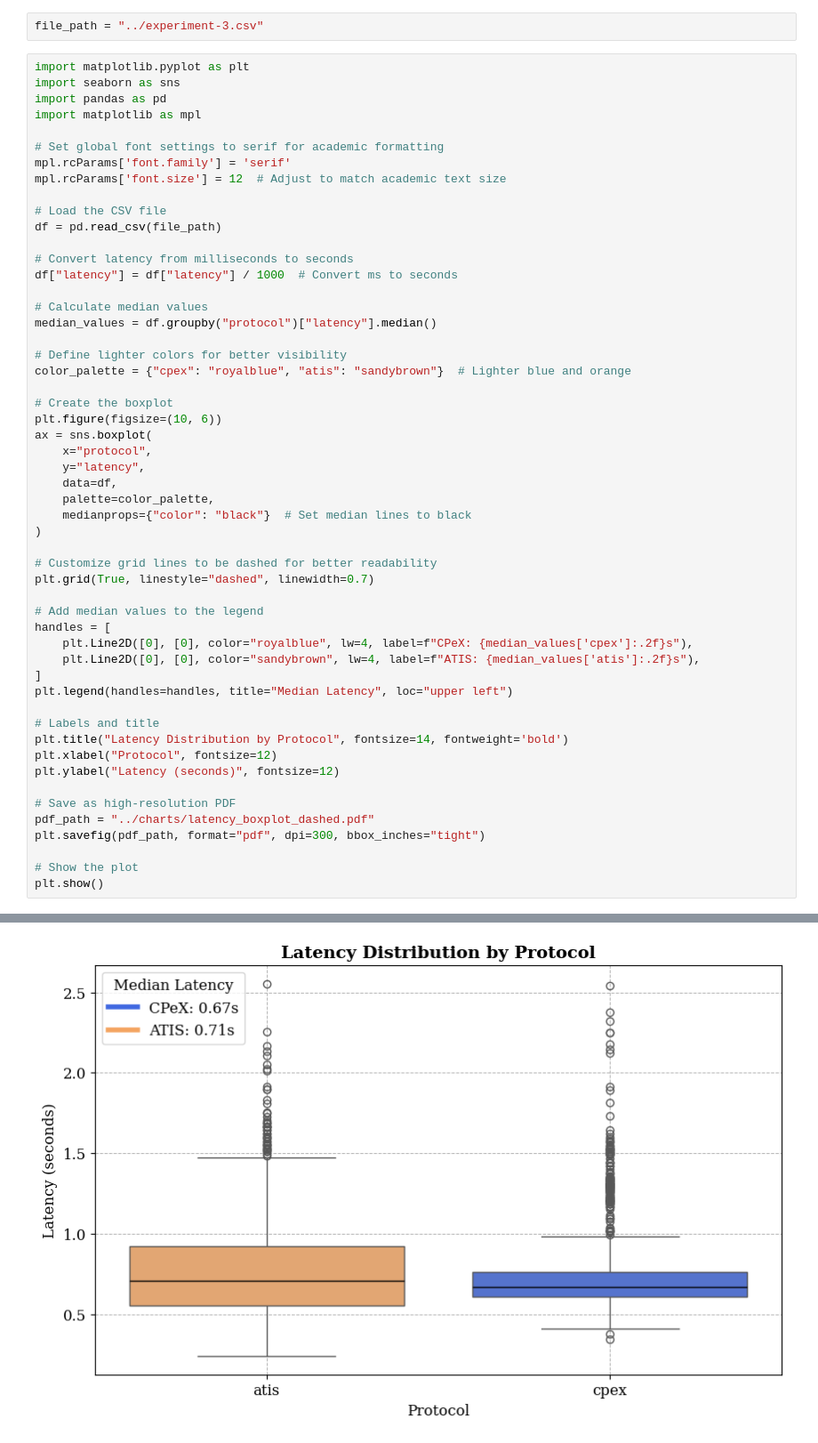
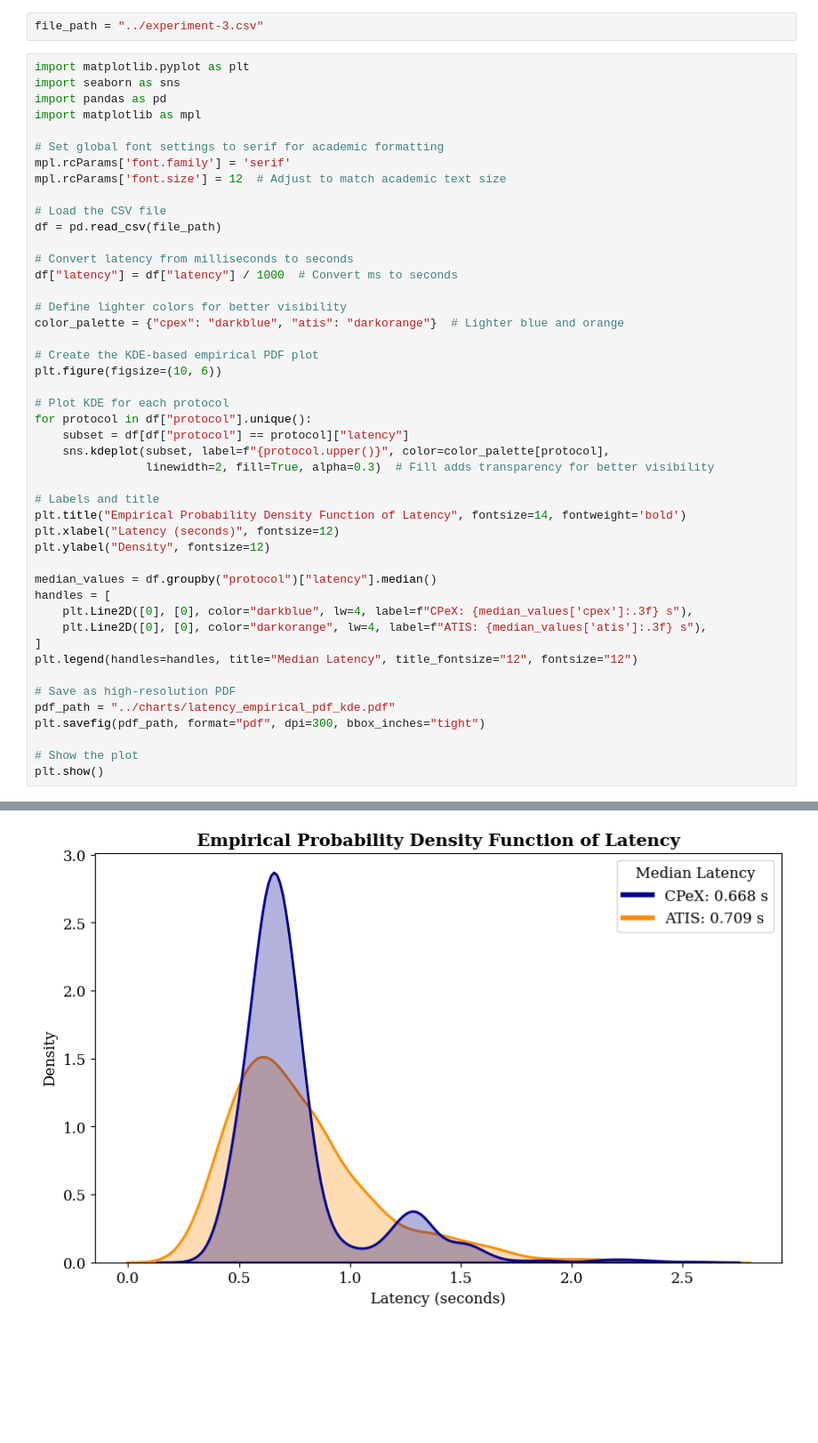
Before and after one commit to lokingdav/jodi, a Jupyter notebook: cpex/prototype/experiments/results/scripts/exp3-lat.ipynb, the cells around one changed output, grey strips where cells are left out. Shown at 89% size. Cells and saved outputs as stored; diff of their text form; blank space fills up the shorter version.

```diff
--- a/cpex/prototype/experiments/results/scripts/exp3-lat.ipynb
+++ b/cpex/prototype/experiments/results/scripts/exp3-lat.ipynb
@@ -16,39 +16,32 @@ df = pd.read_csv(file_path)
 # Convert latency from milliseconds to seconds
 df["latency"] = df["latency"] / 1000  # Convert ms to seconds
 
-# Calculate median values
-median_values = df.groupby("protocol")["latency"].median()
+# Define lighter colors for better visibility
+color_palette = {"cpex": "darkblue", "atis": "darkorange"}  # Lighter blue and orange
 
-# Define lighter colors for better visibility
-color_palette = {"cpex": "royalblue", "atis": "sandybrown"}  # Lighter blue and orange
+# Create the KDE-based empirical PDF plot
+plt.figure(figsize=(10, 6))
 
-# Create the boxplot
-plt.figure(figsize=(10, 6))
-ax = sns.boxplot(
-    x="protocol",
-    y="latency",
-    data=df,
-    palette=color_palette,
-    medianprops={"color": "black"}  # Set median lines to black
-)
-
-# Customize grid lines to be dashed for better readability
-plt.grid(True, linestyle="dashed", linewidth=0.7)
-
-# Add median values to the legend
-handles = [
-    plt.Line2D([0], [0], color="royalblue", lw=4, label=f"CPeX: {median_values['cpex']:.2f}s"),
-    plt.Line2D([0], [0], color="sandybrown", lw=4, label=f"ATIS: {median_values['atis']:.2f}s"),
-]
-plt.legend(handles=handles, title="Median Latency", loc="upper left")
+# Plot KDE for each protocol
+for protocol in df["protocol"].unique():
+    subset = df[df["protocol"] == protocol]["latency"]
+    sns.kdeplot(subset, label=f"{protocol.upper()}", color=color_palette[protocol],
+                linewidth=2, fill=True, alpha=0.3)  # Fill adds transparency for better visibility
 
 # Labels and title
-plt.title("Latency Distribution by Protocol", fontsize=14, fontweight='bold')
-plt.xlabel("Protocol", fontsize=12)
-plt.ylabel("Latency (seconds)", fontsize=12)
+plt.title("Empirical Probability Density Function of Latency", fontsize=14, fontweight='bold')
+plt.xlabel("Latency (seconds)", fontsize=12)
+plt.ylabel("Density", fontsize=12)
+
+median_values = df.groupby("protocol")["latency"].median()
+handles = [
+    plt.Line2D([0], [0], color="darkblue", lw=4, label=f"CPeX: {median_values['cpex']:.3f} s"),
+    plt.Line2D([0], [0], color="darkorange", lw=4, label=f"ATIS: {median_values['atis']:.3f} s"),
+]
+plt.legend(handles=handles, title="Median Latency", title_fontsize="12", fontsize="12")
 
 # Save as high-resolution PDF
-pdf_path = "../charts/latency_boxplot_dashed.pdf"
+pdf_path = "../charts/latency_empirical_pdf_kde.pdf"
 plt.savefig(pdf_path, format="pdf", dpi=300, bbox_inches="tight")
 
 # Show the plot
@@ -60 +50 @@ Passing `palette` without assigning `hue` is deprecated and will be removed in v
-[figure, old version]
+[figure, new version]
```
Also changed, not shown: parts of 1 cell of this notebook, 5 other files.
